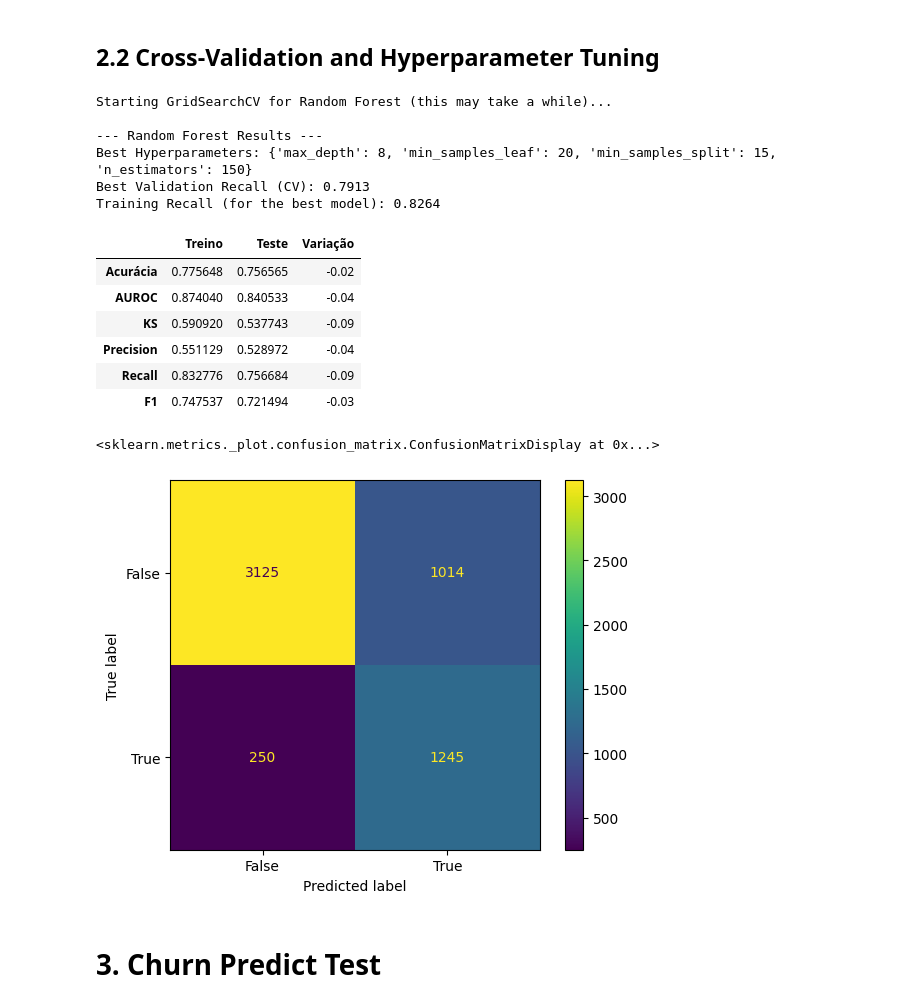
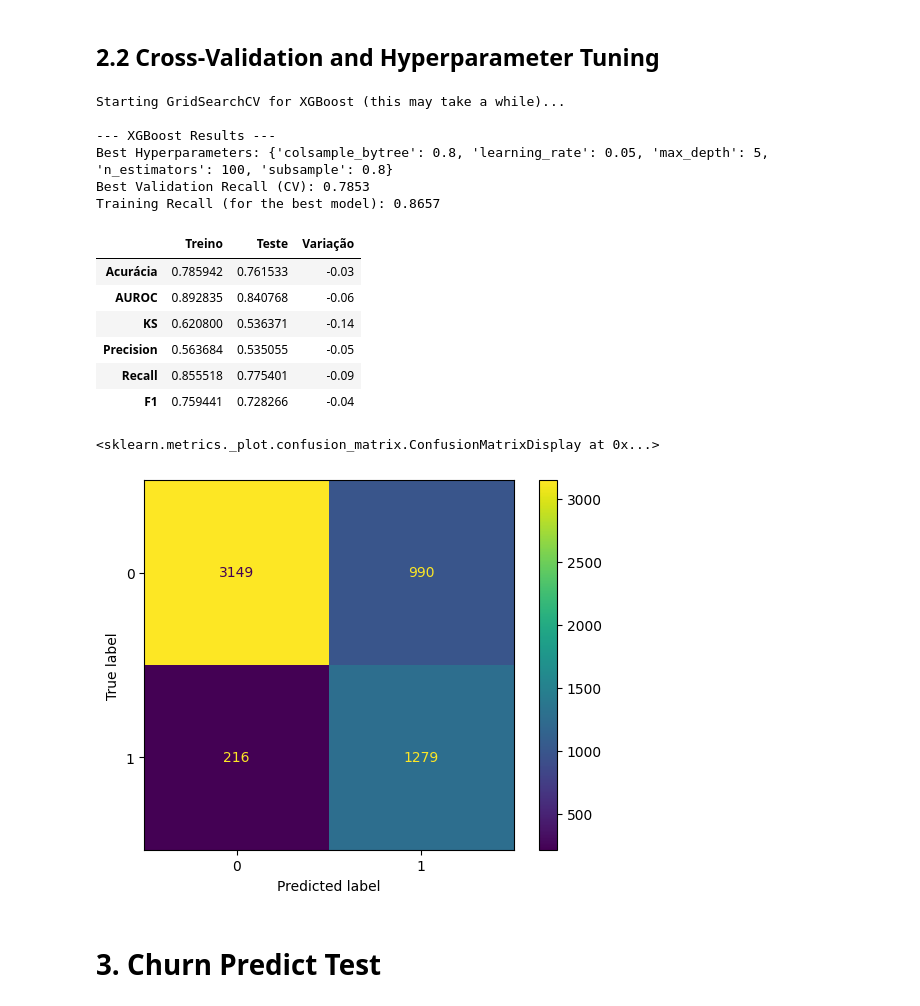
Before and after one commit to fabionguedes/Churn-Prediction, a Jupyter notebook: notebooks/xgb_model.ipynb, the cells around one changed output. Cells and saved outputs as stored; diff of their text form; code cells hidden in the pictures.

```diff
--- a/notebooks/xgb_model.ipynb
+++ b/notebooks/xgb_model.ipynb
@@ -200,54 +242,58 @@ def perform_grid_search_rf(X_train_data, y_train_data, param_grid):
 
     return grid_search.best_estimator_, grid_search.best_params_, grid_search.best_score_, best_train_score
 # %%
-# Hyperparameter Grid Definition for Random Forest
-param_grid_rf = {
-    'n_estimators': [100, 150],
-    'max_depth': [8, 10, 12],
-    'min_samples_leaf': [15, 20],
-    'min_samples_split': [15, 20]
+# --- 1. Hyperparameter Grid Definition for XGBoost ---
+# Again, start with a small grid as XGBoost can be slow to tune.
+
+param_grid_xgb = {
+    'n_estimators': [100, 150],           # Number of trees
+    'max_depth': [5, 7],                  # Max depth of trees
+    'learning_rate': [0.05, 0.1],         # Step size shrinkage
+    'subsample': [0.7, 0.8],              # Fraction of samples used for fitting trees
+    'colsample_bytree': [0.7, 0.8]        # Fraction of features used for fitting trees
 }
 
-print("Starting GridSearchCV for Random Forest (this may take a while)...")
+print("Starting GridSearchCV for XGBoost (this may take a while)...")
 
-# Call the Grid Search Function
-best_model_rf, best_hyperparams_rf, best_validation_score_rf, best_train_score_rf = perform_grid_search_rf(
-    X_train, y_train, param_grid_rf
+# --- 2. Call the Grid Search Function ---
+# We pass the pre-calculated scale_pos_weight_value
+best_model_xgb, best_hyperparams_xgb, best_validation_score_xgb, best_train_score_xgb = perform_grid_search_xgb(
+    X_train, y_train, param_grid_xgb, scale_pos_weight_value
 )
 
-# Results Analysis
-print("\n--- Random Forest Results ---")
-print(f"Best Hyperparameters: {best_hyperparams_rf}")
-print(f"Best Validation Recall (CV): {best_validation_score_rf:.4f}")
-print(f"Training Recall (for the best model): {best_train_score_rf:.4f}")
+# --- 3. Results Analysis ---
+print("\n--- XGBoost Results ---")
+print(f"Best Hyperparameters: {best_hyperparams_xgb}")
+print(f"Best Validation Recall (CV): {best_validation_score_xgb:.4f}")
+print(f"Training Recall (for the best model): {best_train_score_xgb:.4f}")
 # %% [output]
-Starting GridSearchCV for Random Forest (this may take a while)...
+Starting GridSearchCV for XGBoost (this may take a while)...
 
---- Random Forest Results ---
-Best Hyperparameters: {'max_depth': 8, 'min_samples_leaf': 20, 'min_samples_split': 15, 'n_estimators': 150}
-Best Validation Recall (CV): 0.7913
-Training Recall (for the best model): 0.8264
+--- XGBoost Results ---
+Best Hyperparameters: {'colsample_bytree': 0.8, 'learning_rate': 0.05, 'max_depth': 5, 'n_estimators': 100, 'subsample': 0.8}
+Best Validation Recall (CV): 0.7853
+Training Recall (for the best model): 0.8657
 # %%
 # Optimal Model Evaluation
-preditiva.calcula_desempenho(best_model_rf, X_train, y_train, X_test, y_test)
+preditiva.calcula_desempenho(best_model_xgb, X_train, y_train, X_test, y_test)
 # %% [output]
 |  | Treino | Teste | Variação |
-| Acurácia | 0.775648 | 0.756565 | -0.02 |
-| AUROC | 0.874040 | 0.840533 | -0.04 |
-| KS | 0.590920 | 0.537743 | -0.09 |
-| Precision | 0.551129 | 0.528972 | -0.04 |
-| Recall | 0.832776 | 0.756684 | -0.09 |
-| F1 | 0.747537 | 0.721494 | -0.03 |
+| Acurácia | 0.785942 | 0.761533 | -0.03 |
+| AUROC | 0.892835 | 0.840768 | -0.06 |
+| KS | 0.620800 | 0.536371 | -0.14 |
+| Precision | 0.563684 | 0.535055 | -0.05 |
+| Recall | 0.855518 | 0.775401 | -0.09 |
+| F1 | 0.759441 | 0.728266 | -0.04 |
 # %%
 ConfusionMatrixDisplay.from_estimator(
-        best_model_rf,
+        best_model_xgb,
         X_train,
         y_train,
-        display_labels=best_model_rf.classes_
+        display_labels=best_model_xgb.classes_
     )
 # %% [output]
 <sklearn.metrics._plot.confusion_matrix.ConfusionMatrixDisplay at 0x...>
-[figure, old version]
+[figure, new version]
 # %% [markdown]
 # 3. Churn Predict Test
 # %%
```
Also changed, not shown: parts of 12 cells of this notebook.
